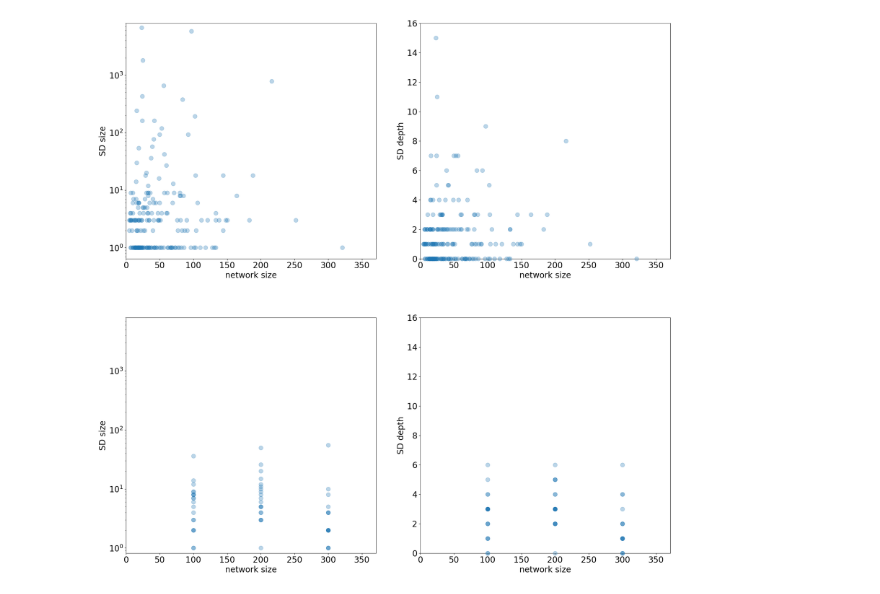
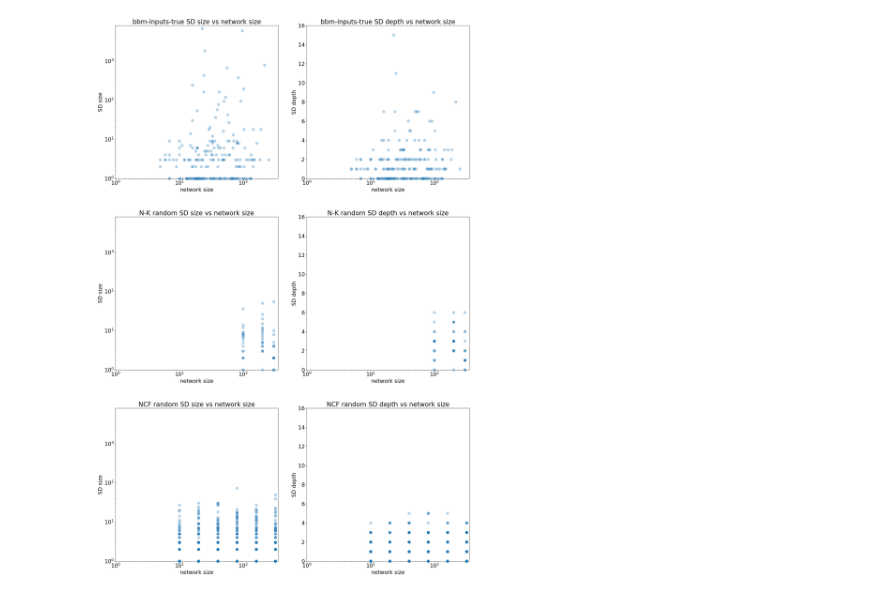
Before and after one commit to jcrozum/biobalm, a Jupyter notebook: analysis/output_analysis.ipynb, the cells around one changed output. Saved outputs shown, nothing was run; the diff lists cells and outputs as text; code cells hidden in the pictures.

Commit message:
figure update

```diff
--- a/analysis/output_analysis.ipynb
+++ b/analysis/output_analysis.ipynb
@@ -87,15 +106,16 @@ def comparison_plots(vars, hlines=None, vlines=None):
 
         axd = figs[i, j].subplots(1,1)
         axd.set_zorder(10)
+        axd.set_title(data.attrs["name"] + " " + py.label + " vs " + px.label)
 
         if hlines:
             axd.hlines(hlines, xmin, xmax, color="k", linestyle="-.")
         if vlines:
             axd.vlines(vlines, ymin, ymax, color="k", linestyle="-.")
         if xlog:
-            axd.set_xscale('log')
+            axd.set_xscale("log")
         if ylog:
-            axd.set_yscale('log')
+            axd.set_yscale("log")
         if ytrend:
             xs = data[vx].sort_values()
             ys = data[vy].sort_values()
@@ -111,17 +131,17 @@ def comparison_plots(vars, hlines=None, vlines=None):
             print(f"direct fit: R² = {rSquared}")
             # plot the results
             xs1 = np.arange(xmin,xmax, 0.1)
-            axd.plot(xs1, monoExp(xs1, t), '--', label="fitted_scipy")
+            axd.plot(xs1, monoExp(xs1, t), "--", label="fitted_scipy")
             # inspect the parameters
             print(f"direct fit: Y = e^({t} * x)")
 
             axd.annotate(
                 f"Y = e^({round(t,2)} * x)\nR² = {round(rSquared,3)}",
                 xy=(0.2, 0.9),
-                xycoords = 'axes fraction',
+                xycoords = "axes fraction",
                 ha="center",
                 va="center",
-                c='#1f77b4'
+                c="#1f77b4"
             )
 
             # fit to log
@@ -135,17 +155,17 @@ def comparison_plots(vars, hlines=None, vlines=None):
             print(f"log fit: R² = {rSquared}")
             # plot the results
             xs1 = np.arange(xmin,xmax, 0.1)
-            axd.plot(xs1, monoExp(xs1, t), '--', label="fitted_scipy")
+            axd.plot(xs1, monoExp(xs1, t), "--", label="fitted_scipy")
             # inspect the parameters
             print(f"log fit: Y = e^({t} * x)")
 
             axd.annotate(
                 f"Y = e^({round(t,2)} * x)\nR² = {round(rSquared,3)}",
                 xy=(0.2, 0.8),
-                xycoords = 'axes fraction',
+                xycoords = "axes fraction",
                 ha="center",
                 va="center",
-                c='#ff7f0e'
+                c="#ff7f0e"
             )
 
         axd.scatter(data[vx], data[vy],
@@ -166,30 +186,40 @@ def comparison_plots(vars, hlines=None, vlines=None):
 # %%
 vars = [
     [
         (
-            PlotVar(BTR,"n",0,BTR["n"].max()+50),
-            PlotVar(BTR,"sdsize",0,BTR["sdsize"].max()*1.2,True),
+            PlotVar(BTR,"n",1,BTR["n"].max()+100,True),
+            PlotVar(BTR,"sdsize",1,BTR["sdsize"].max()*1.2,True),
         ),
         (
-            PlotVar(BTR,"n",0,BTR["n"].max()+50),
+            PlotVar(BTR,"n",1,BTR["n"].max()+100,True),
             PlotVar(BTR,"sddepth",0,BTR["sddepth"].max()+1),
         ),
     ],
     [
         (
-            PlotVar(RAN,"n",0,BTR["n"].max()+50),
-            PlotVar(RAN,"sdsize",0,BTR["sdsize"].max()*1.2,True),
+            PlotVar(RAN,"n",1,BTR["n"].max()+100,True),
+            PlotVar(RAN,"sdsize",1,BTR["sdsize"].max()*1.2,True),
         ),
         (
-            PlotVar(RAN,"n",0,BTR["n"].max()+50),
+            PlotVar(RAN,"n",1,BTR["n"].max()+100,True),
             PlotVar(RAN,"sddepth",0,BTR["sddepth"].max()+1),
+        ),
+    ],
+    [
+        (
+            PlotVar(NCF,"n",1,BTR["n"].max()+100,True),
+            PlotVar(NCF,"sdsize",1,BTR["sdsize"].max()*1.2,True),
+        ),
+        (
+            PlotVar(NCF,"n",1,BTR["n"].max()+100,True),
+            PlotVar(NCF,"sddepth",0,BTR["sddepth"].max()+1),
         ),
     ],
 ]
 
 fig = comparison_plots(vars)
 # %% [output]
-[figure, old version]
+[figure, new version]
 # %%
 vars = [
     [
```
Also changed, not shown: parts of 5 cells of this notebook.
